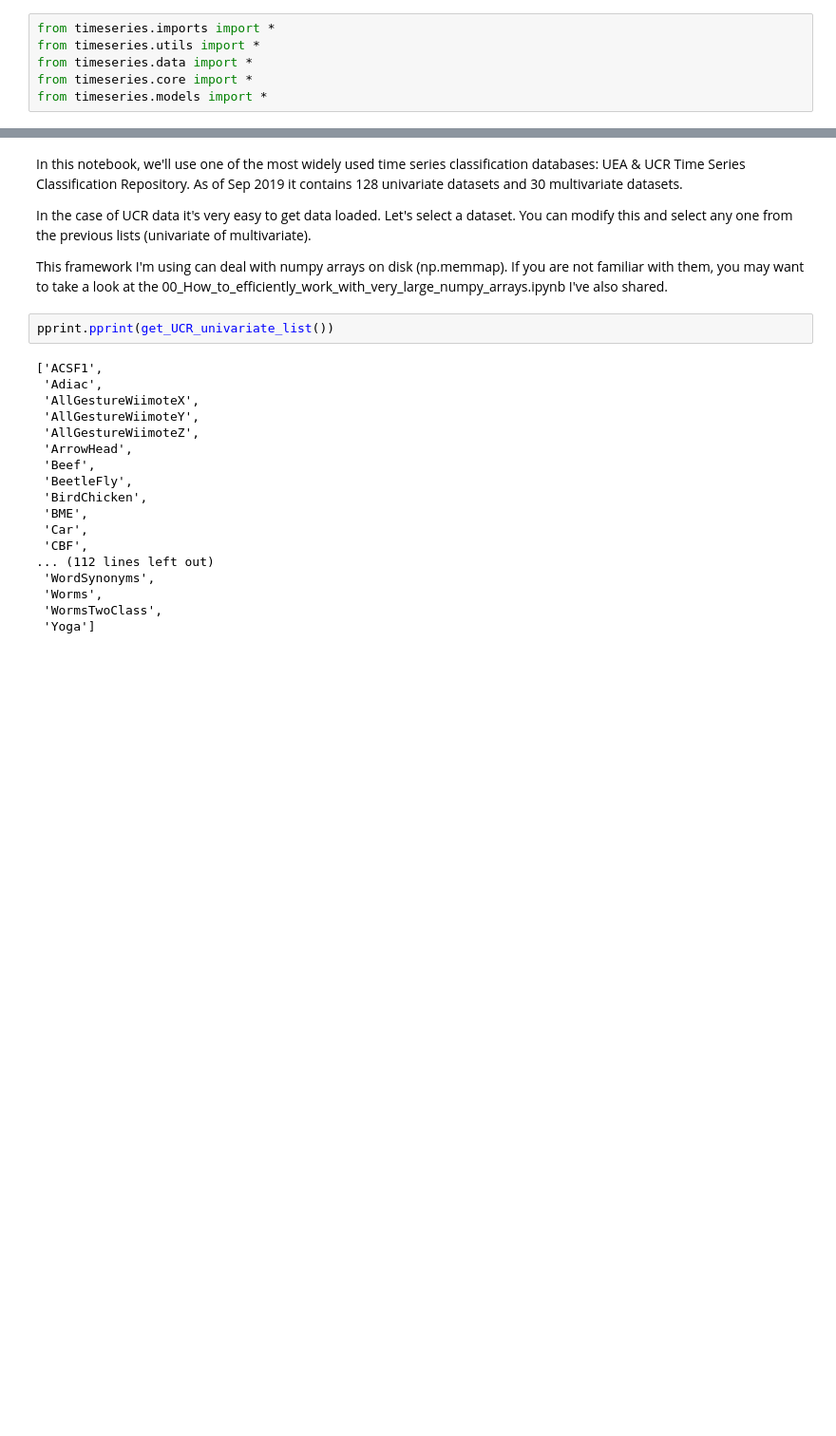
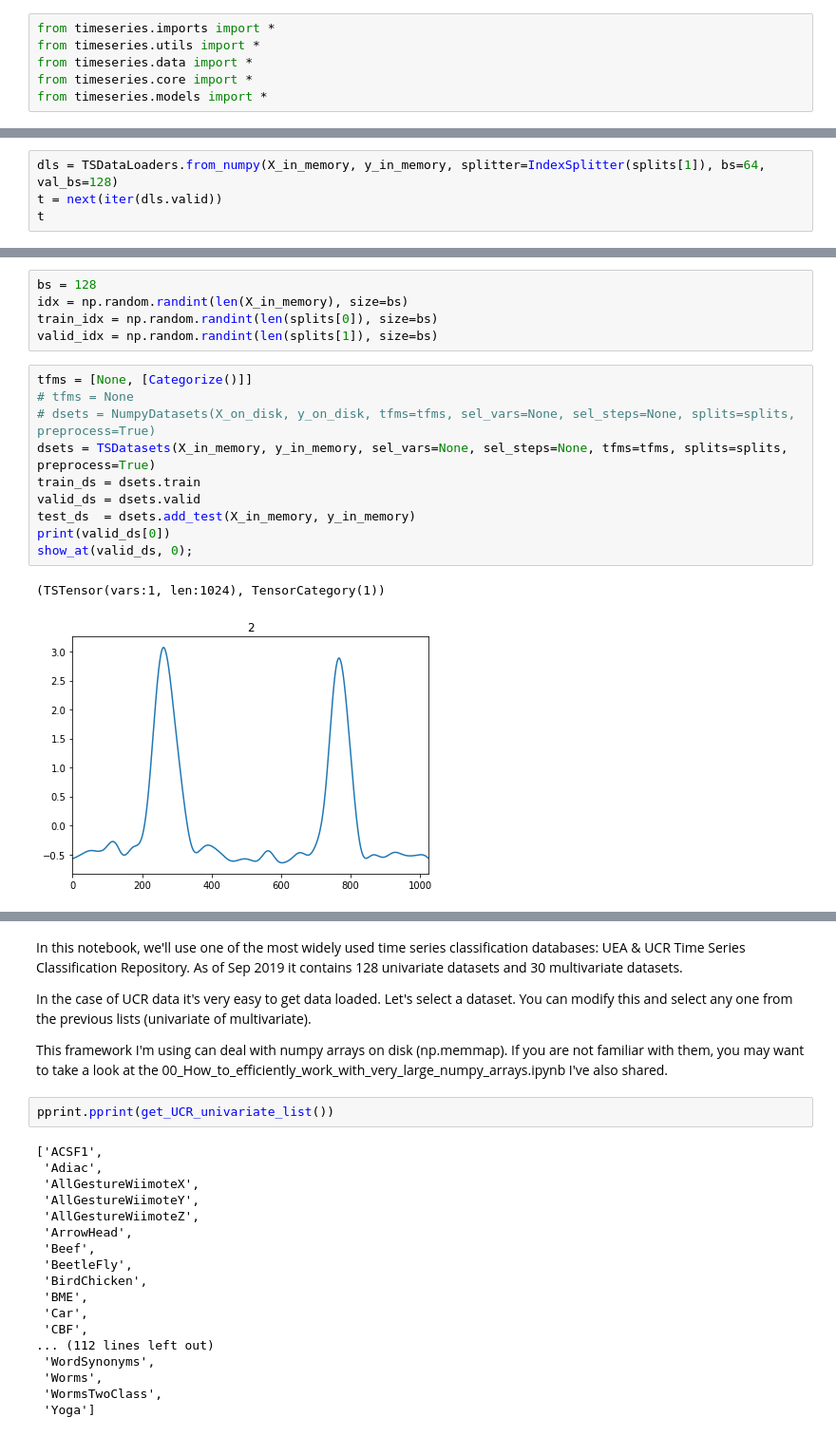
Before and after one commit to timeseriesAI/timeseriesAI2, a Jupyter notebook: tutorial_nbs/01_How_to_use_numpy_arrays_in_fastai2.ipynb, the cells around one changed output, grey strips where cells are left out. Shown: that part at 95% size. Drawn from its saved outputs; the diff is of its cells as text; blank space fills up the shorter version.

```diff
--- a/tutorial_nbs/01_How_to_use_numpy_arrays_in_fastai2.ipynb
+++ b/tutorial_nbs/01_How_to_use_numpy_arrays_in_fastai2.ipynb
@@ -84,0 +250,4 @@ device     : cpu
+# %%
+dls = TSDataLoaders.from_numpy(X_in_memory, y_in_memory, splitter=IndexSplitter(splits[1]), bs=64, val_bs=128)
+t = next(iter(dls.valid))
+t
@@ -84,0 +505,18 @@ device     : cpu
+# %%
+bs = 128
+idx = np.random.randint(len(X_in_memory), size=bs)
+train_idx = np.random.randint(len(splits[0]), size=bs)
+valid_idx = np.random.randint(len(splits[1]), size=bs)
+# %%
+tfms = [None, [Categorize()]]
+# tfms = None
+# dsets = NumpyDatasets(X_on_disk, y_on_disk, tfms=tfms, sel_vars=None, sel_steps=None, splits=splits, preprocess=True)
+dsets = TSDatasets(X_in_memory, y_in_memory, sel_vars=None, sel_steps=None, tfms=tfms, splits=splits, preprocess=True)
+train_ds = dsets.train
+valid_ds = dsets.valid
+test_ds  = dsets.add_test(X_in_memory, y_in_memory)
+print(valid_ds[0])
+show_at(valid_ds, 0);
+# %% [output]
+(TSTensor(vars:1, len:1024), TensorCategory(1))
+[figure, added]
```
Also changed, not shown: parts of 170 cells of this notebook, 6 other files.
